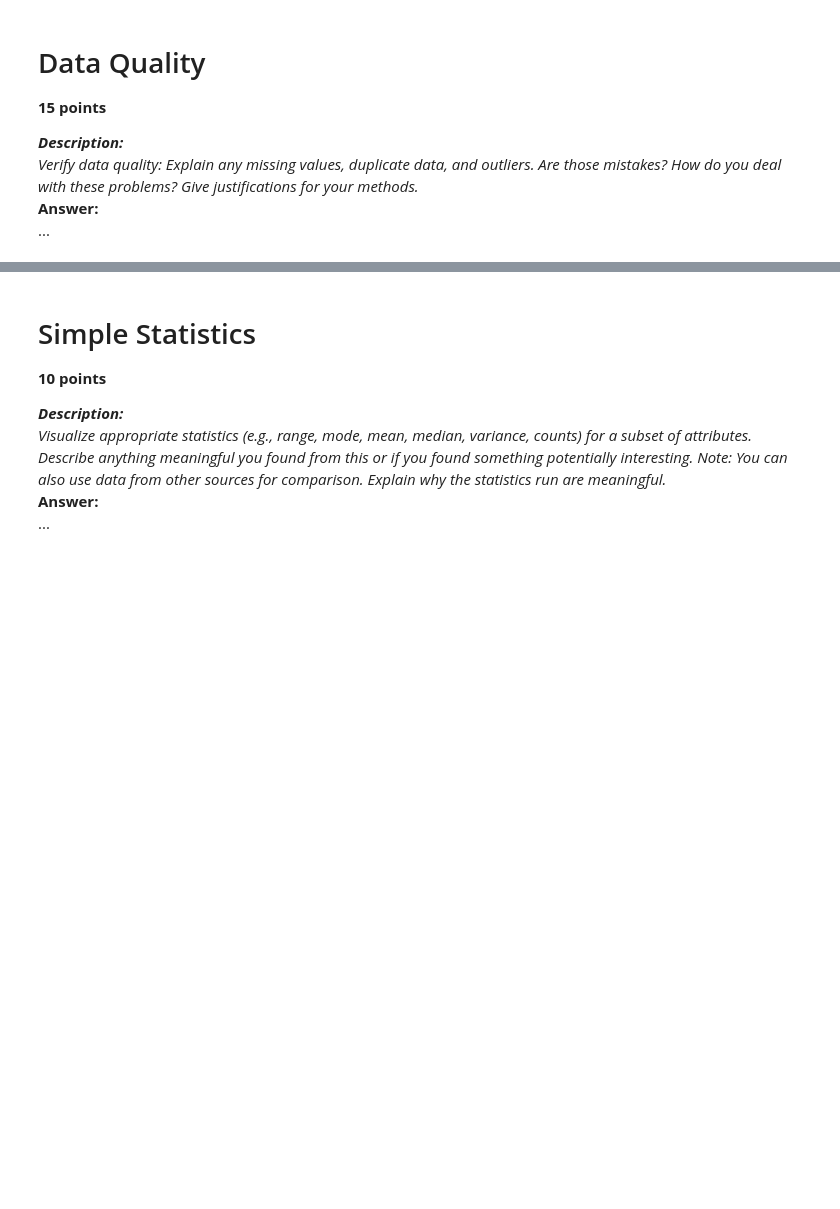
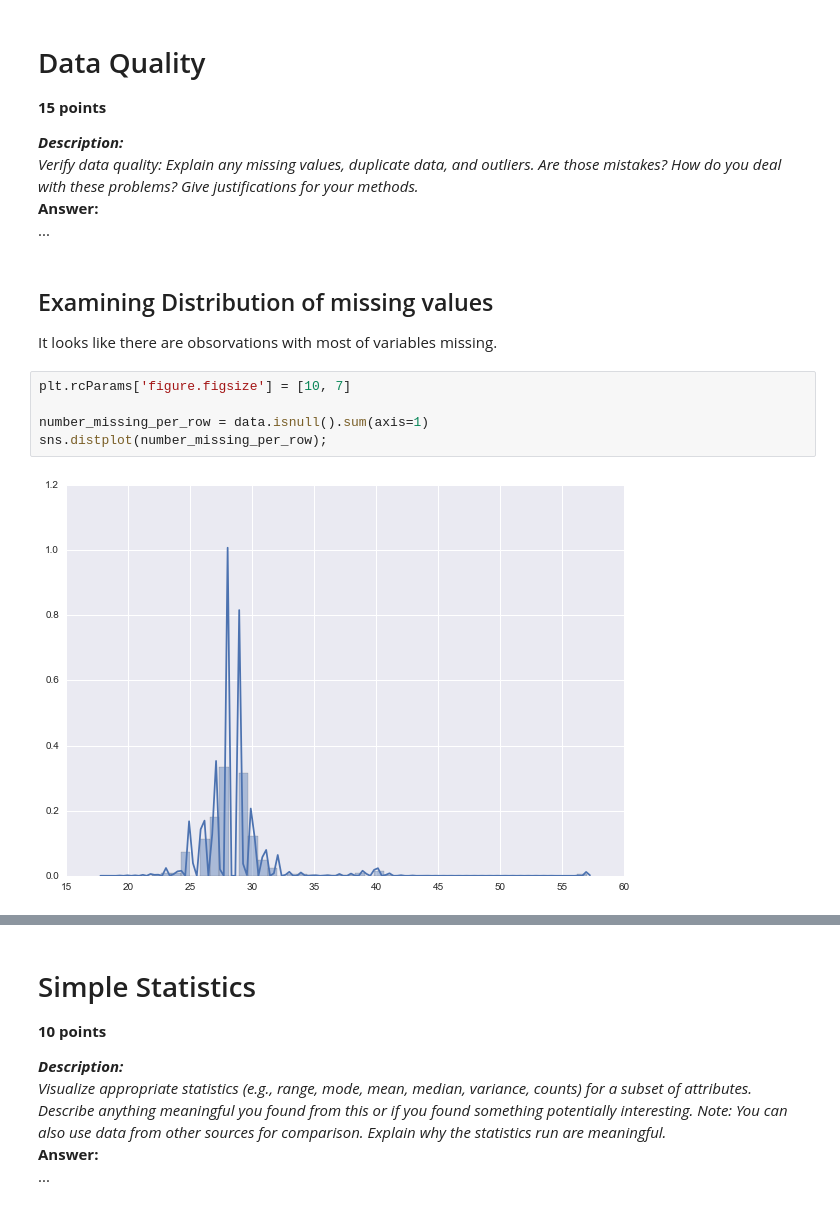
Before and after one commit to post2web/data_mining_group_project, a Jupyter notebook: notebooks/ivelin.ipynb, the cells around one changed output, grey strips where cells are left out. Saved outputs shown, nothing was run; the diff lists cells and outputs as text; blank space fills up the shorter version.

```diff
--- a/notebooks/ivelin.ipynb
+++ b/notebooks/ivelin.ipynb
@@ -152,3 +149,13 @@ Verify data quality: Explain any missing values, duplicate data, and outliers. A
 
 <b>Answer:</b><br/>
 ...
+# %% [markdown]
+## Examining Distribution of missing values
+It looks like there are obsorvations with most of variables missing.
+# %%
+plt.rcParams['figure.figsize'] = [10, 7]
+
+number_missing_per_row = data.isnull().sum(axis=1)
+sns.distplot(number_missing_per_row);
+# %% [output]
+[figure, added]
```
Also changed, not shown: parts of 33 cells of this notebook.
